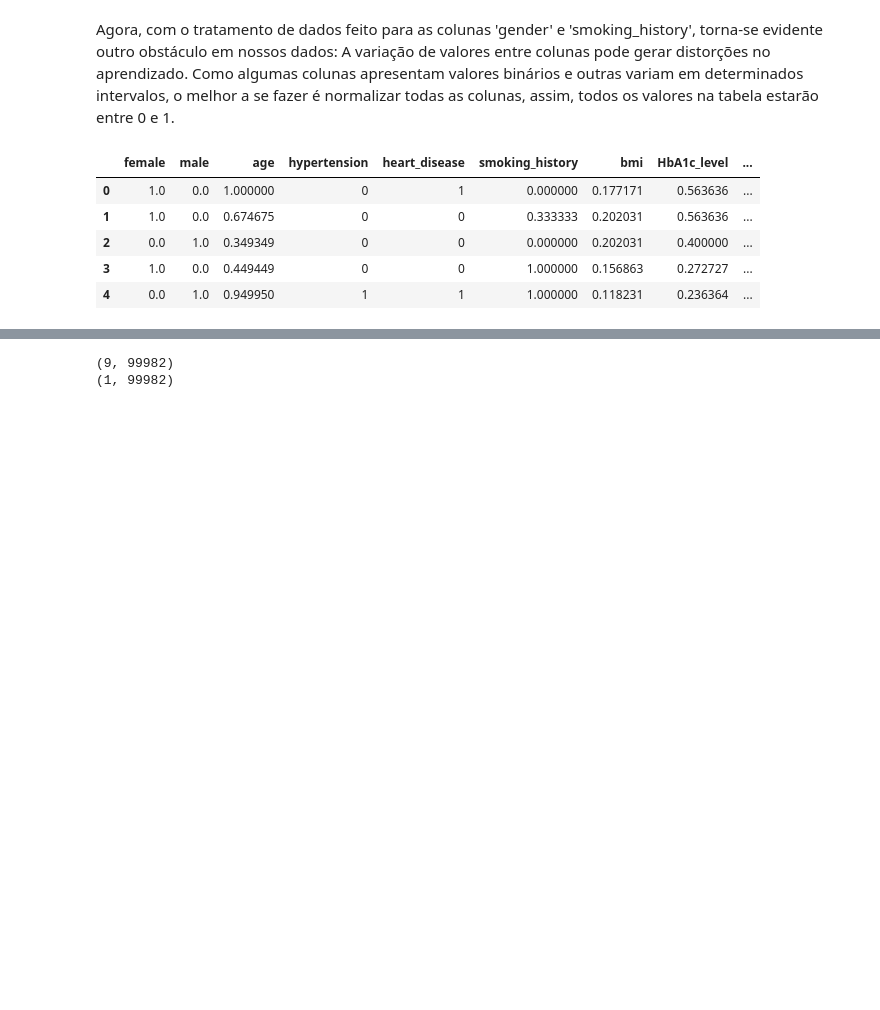
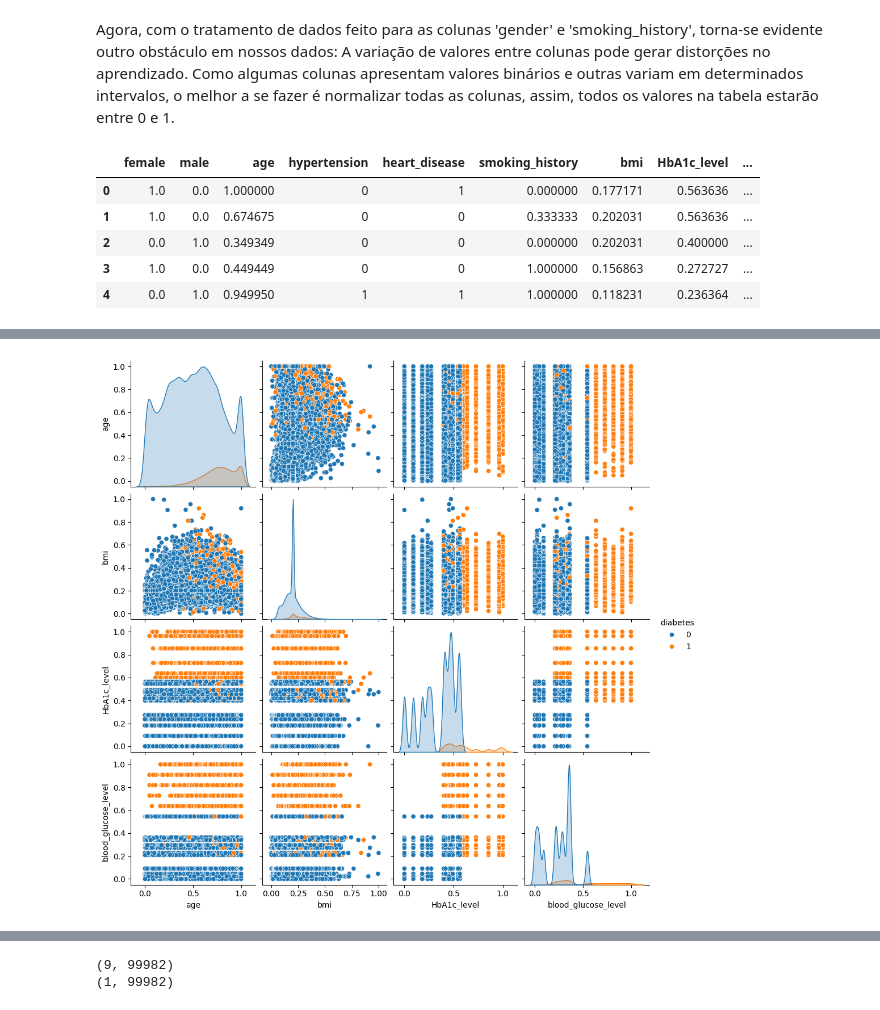
Before and after one commit to rianferreiralcs/Trabalho_Rede_Neural, a Jupyter notebook: Trabalho_A3_Marco.ipynb, the cells around one changed output, grey strips where cells are left out. Drawn from its saved outputs; the diff is of its cells as text; code cells hidden in the pictures; blank space fills up the shorter version.

```diff
--- a/Trabalho_A3_Marco.ipynb
+++ b/Trabalho_A3_Marco.ipynb
@@ -319,0 +338,6 @@ np.random.seed()
+# %%
+# Pode demorar com muitos dados (no meu demorou 1 minuto)
+sns.pairplot(tabela[['age', 'bmi', 'HbA1c_level', 'blood_glucose_level', 'diabetes']], hue='diabetes')
+plt.show()
+# %% [output]
+[figure, added]
```
Also changed, not shown: parts of 5 cells of this notebook.
